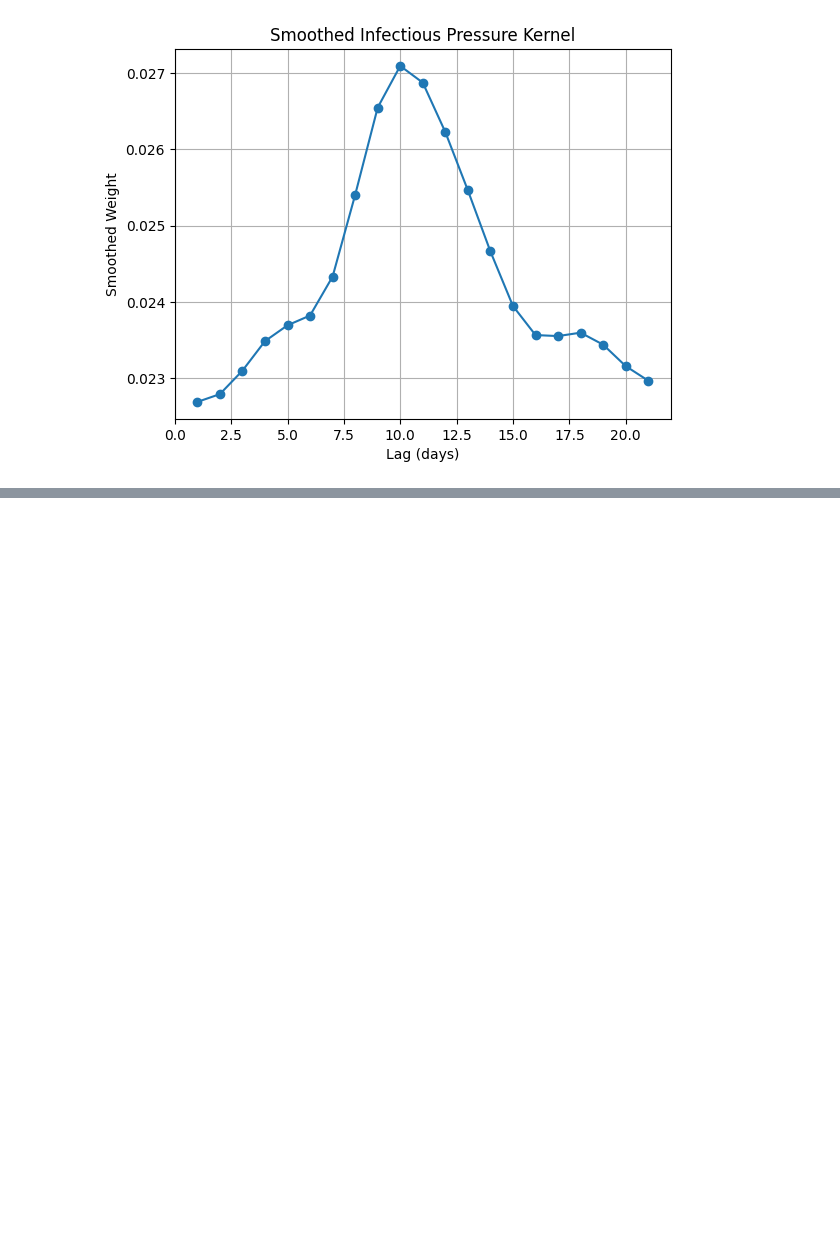
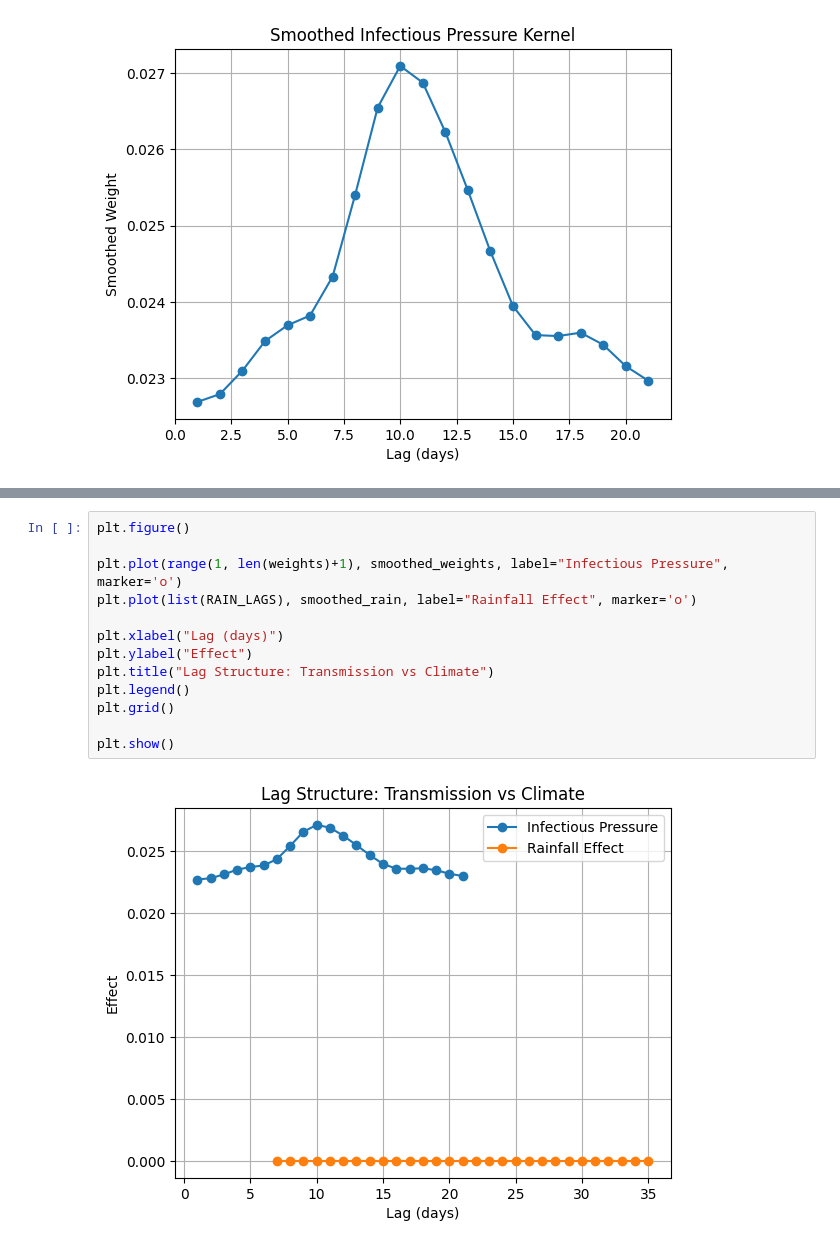
Before and after one commit to Nakib-Nasrullah/Dengue_Research, a Jupyter notebook: dengue_my_Data.ipynb, the cells around one changed output, grey strips where cells are left out. Saved outputs shown, nothing was run; the diff lists cells and outputs as text; blank space fills up the shorter version.

```diff
--- a/dengue_my_Data.ipynb
+++ b/dengue_my_Data.ipynb
@@ -318,0 +360,15 @@ plt.show()
+# %%
+plt.figure()
+
+plt.plot(range(1, len(weights)+1), smoothed_weights, label="Infectious Pressure", marker='o')
+plt.plot(list(RAIN_LAGS), smoothed_rain, label="Rainfall Effect", marker='o')
+
+plt.xlabel("Lag (days)")
+plt.ylabel("Effect")
+plt.title("Lag Structure: Transmission vs Climate")
+plt.legend()
+plt.grid()
+
+plt.show()
+# %% [output]
+[figure, added]
```
Also changed, not shown: parts of 4 cells of this notebook.
